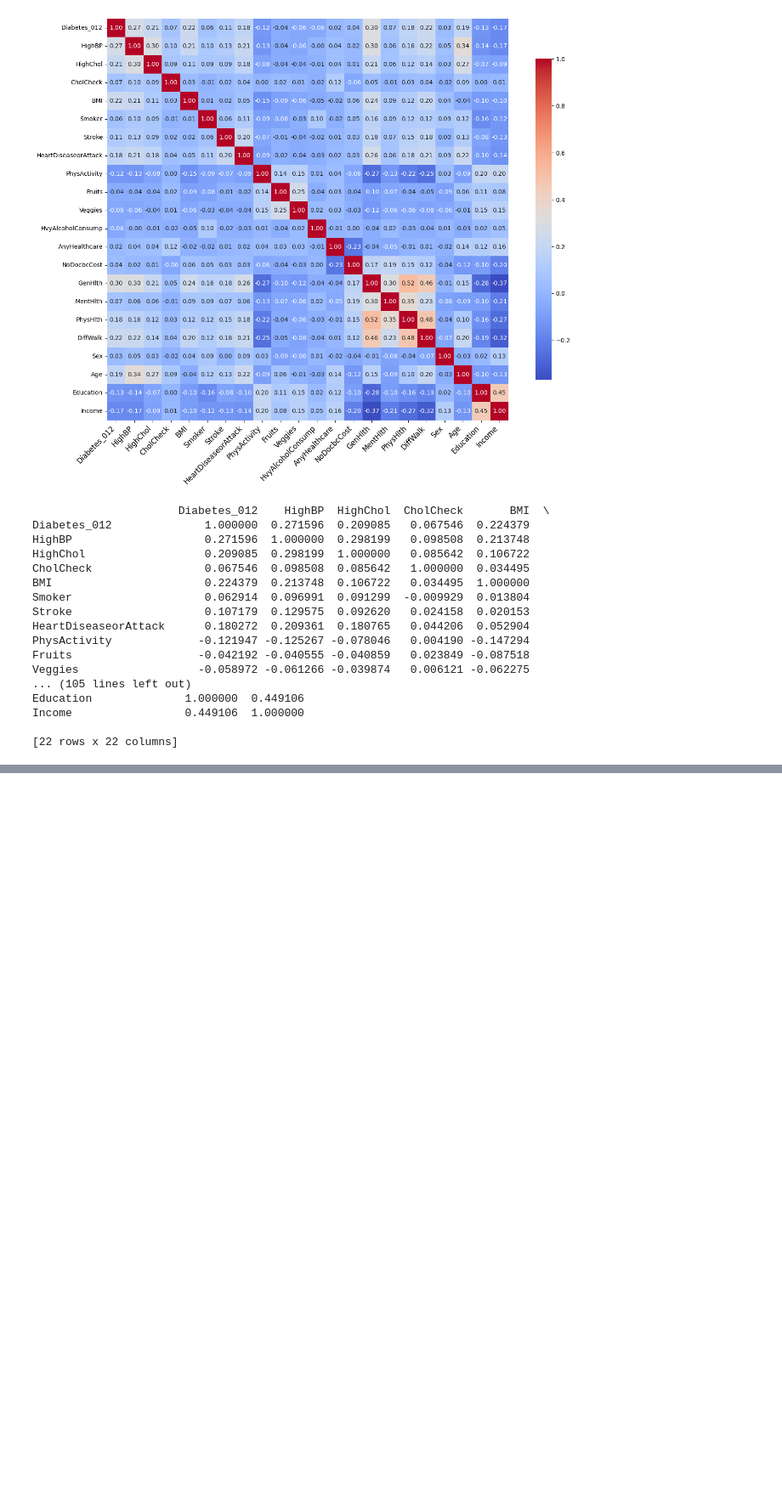
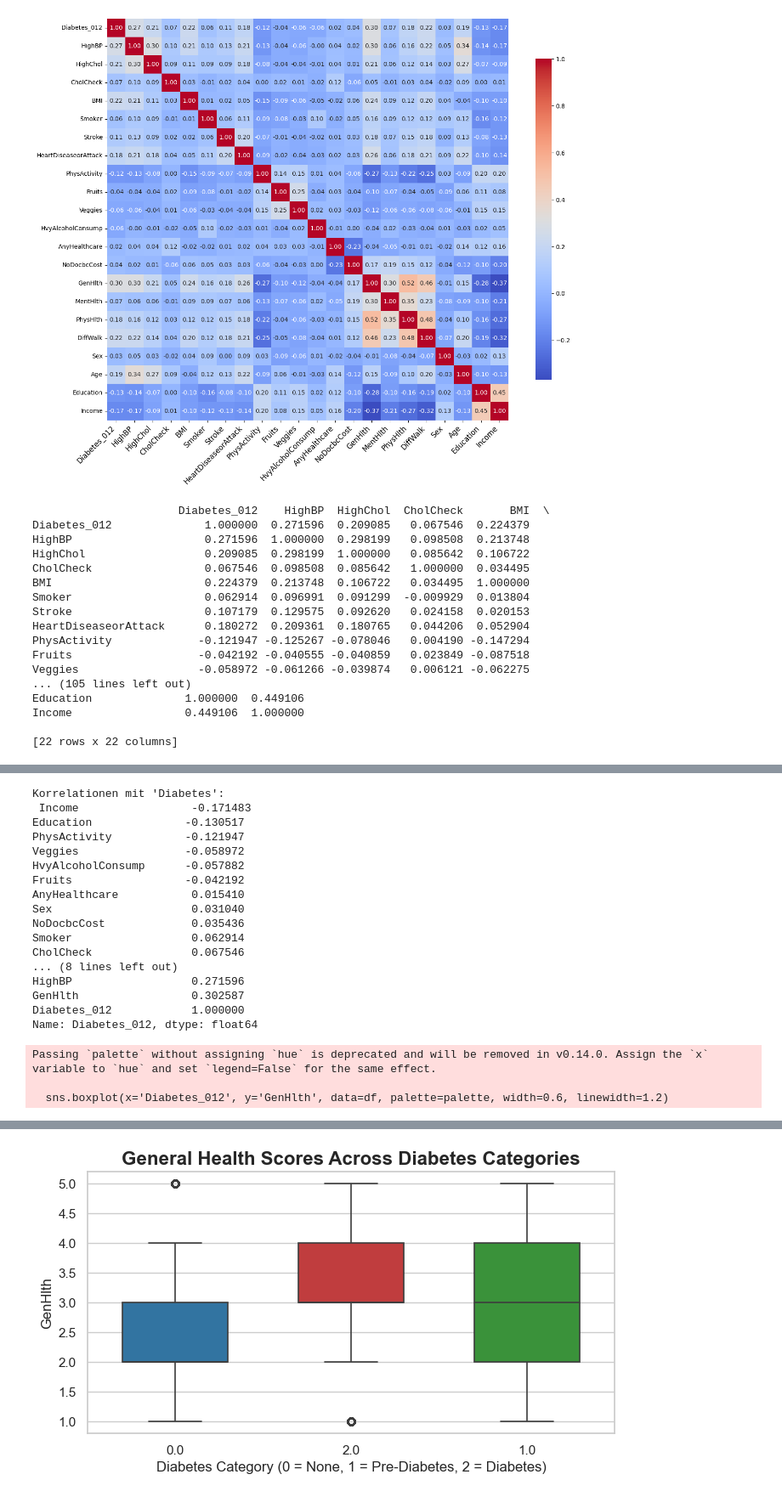
Before and after one commit to luiszanro/DIABETES, a Jupyter notebook: notebooks/diabetes_notebook.ipynb, the cells around one changed output, grey strips where cells are left out. Shown at 85% size. Drawn from its saved outputs; the diff is of its cells as text; code cells hidden in the pictures; blank space fills up the shorter version.

```diff
--- a/notebooks/diabetes_notebook.ipynb
+++ b/notebooks/diabetes_notebook.ipynb
@@ -93,0 +150,43 @@ Income                 0.449106  1.000000
+# %%
+# Korrelation der numerischen Spalten mit der Zielvariable
+corr = df.corr()['Diabetes_012'].sort_values()
+print("Korrelationen mit 'Diabetes':\n", corr)
+
+# Set a modern and clean theme
+sns.set_theme(style="whitegrid")
+
+# Update the color palette
+palette = {"0.0": "#1f77b4", "1.0": "#2ca02c", "2.0": "#d62728"}  # Blue, Green, Red
+
+# Ensure the Diabetes_012 column is of type string
+df['Diabetes_012'] = df['Diabetes_012'].astype(str)
+
+# Create the enhanced box plot
+plt.figure(figsize=(8, 4))  # Adjust figure size
+sns.boxplot(x='Diabetes_012', y='GenHlth', data=df, palette=palette, width=0.6, linewidth=1.2)
+
+# Add a title and customize labels
+plt.title("General Health Scores Across Diabetes Categories", fontsize=16, fontweight='bold')
+plt.xlabel("Diabetes Category (0 = None, 1 = Pre-Diabetes, 2 = Diabetes)", fontsize=12)
+plt
+# %% [output]
+Korrelationen mit 'Diabetes':
+ Income                 -0.171483
+Education              -0.130517
+PhysActivity           -0.121947
+Veggies                -0.058972
+HvyAlcoholConsump      -0.057882
+Fruits                 -0.042192
+AnyHealthcare           0.015410
+Sex                     0.031040
+NoDocbcCost             0.035436
+Smoker                  0.062914
+CholCheck               0.067546
+... (8 lines left out)
+HighBP                  0.271596
+GenHlth                 0.302587
+Diabetes_012            1.000000
+Name: Diabetes_012, dtype: float64
+Passing `palette` without assigning `hue` is deprecated and will be removed in v0.14.0. Assign the `x` variable to `hue` and set `legend=False` for the same effect.
+
+  sns.boxplot(x='Diabetes_012', y='GenHlth', data=df, palette=palette, width=0.6, linewidth=1.2)
@@ -93,0 +194 @@ Income                 0.449106  1.000000
+[figure, added]
```
Also changed, not shown: parts of 10 cells of this notebook.
